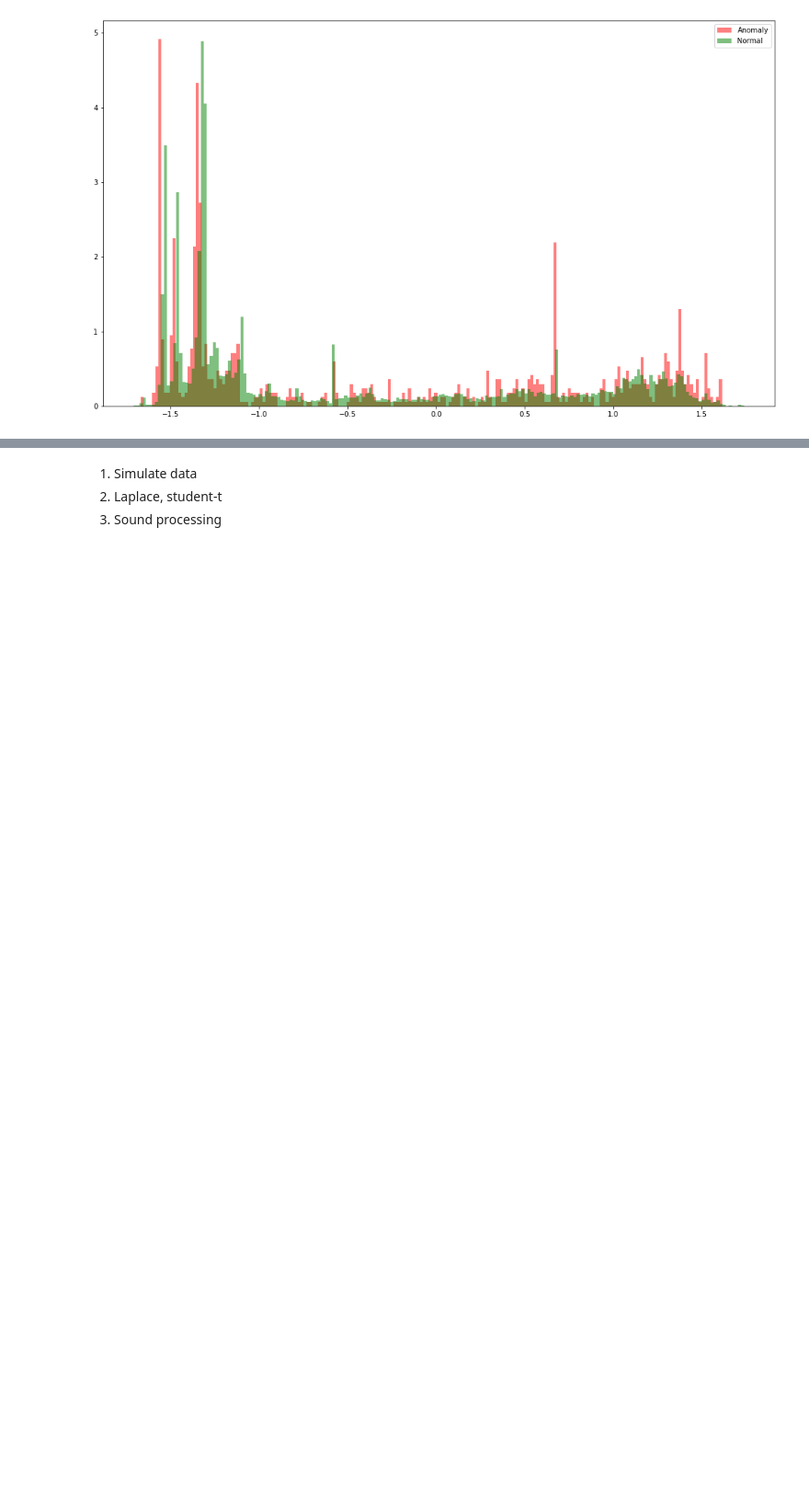
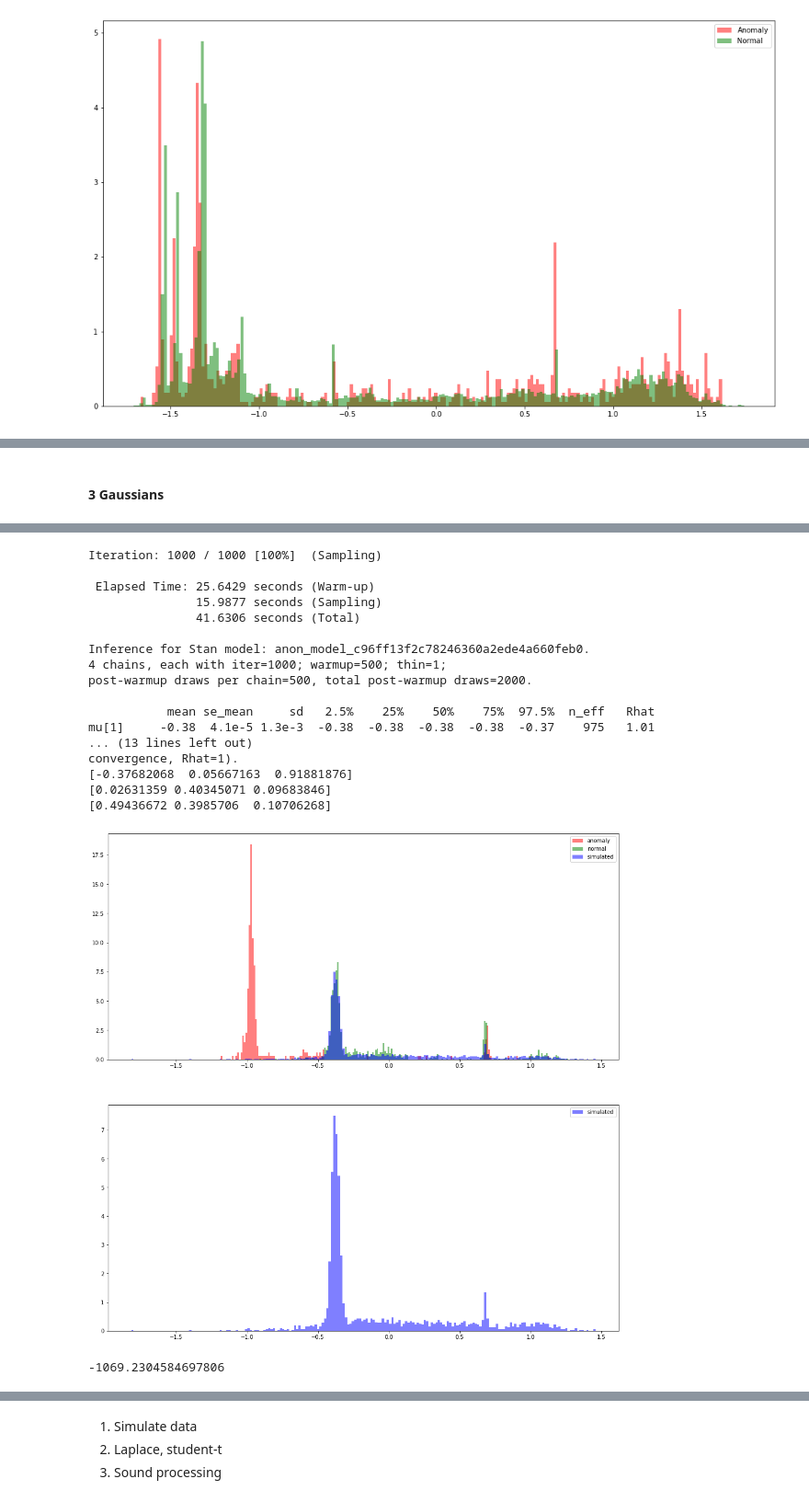
Before and after one commit to ivinokuri/generative-model, a Jupyter notebook: py/model/autoencoder/ProbabilisticModelExperiments.ipynb, the cells around one changed output, grey strips where cells are left out. Shown at 92% size. Drawn from its saved outputs; the diff is of its cells as text; code cells hidden in the pictures; blank space fills up the shorter version.

```diff
--- a/py/model/autoencoder/ProbabilisticModelExperiments.ipynb
+++ b/py/model/autoencoder/ProbabilisticModelExperiments.ipynb
@@ -530,0 +602,6 @@ n, bins, patches = axs.hist(simulations, 200, facecolor='b', alpha=0.5, density=
+# %% [markdown]
+#### 3 Gaussians
+# %%
+mu, sigma, theta = train_and_plot(3, stan_normal_data[:1000,1], stan_anomaly_data[:300,1])
+sim, lppds = simulation_and_lppd(mu, sigma, theta, stan_normal_data[:1000,1], stan_anomaly_data[:300,1])
+# %% [output]
@@ -530,0 +660,19 @@ n, bins, patches = axs.hist(simulations, 200, facecolor='b', alpha=0.5, density=
+Iteration: 1000 / 1000 [100%]  (Sampling)
+
+ Elapsed Time: 25.6429 seconds (Warm-up)
+               15.9877 seconds (Sampling)
+               41.6306 seconds (Total)
+
+Inference for Stan model: anon_model_c96ff13f2c78246360a2ede4a660feb0.
+4 chains, each with iter=1000; warmup=500; thin=1;
+post-warmup draws per chain=500, total post-warmup draws=2000.
+
+           mean se_mean     sd   2.5%    25%    50%    75%  97.5%  n_eff   Rhat
+mu[1]     -0.38  4.1e-5 1.3e-3  -0.38  -0.38  -0.38  -0.38  -0.37    975   1.01
+... (13 lines left out)
+convergence, Rhat=1).
+[-0.37682068  0.05667163  0.91881876]
+[0.02631359 0.40345071 0.09683846]
+[0.49436672 0.3985706  0.10706268]
+[figure, added]
+-1069.2304584697806
```
Also changed, not shown: parts of 21 cells of this notebook.
